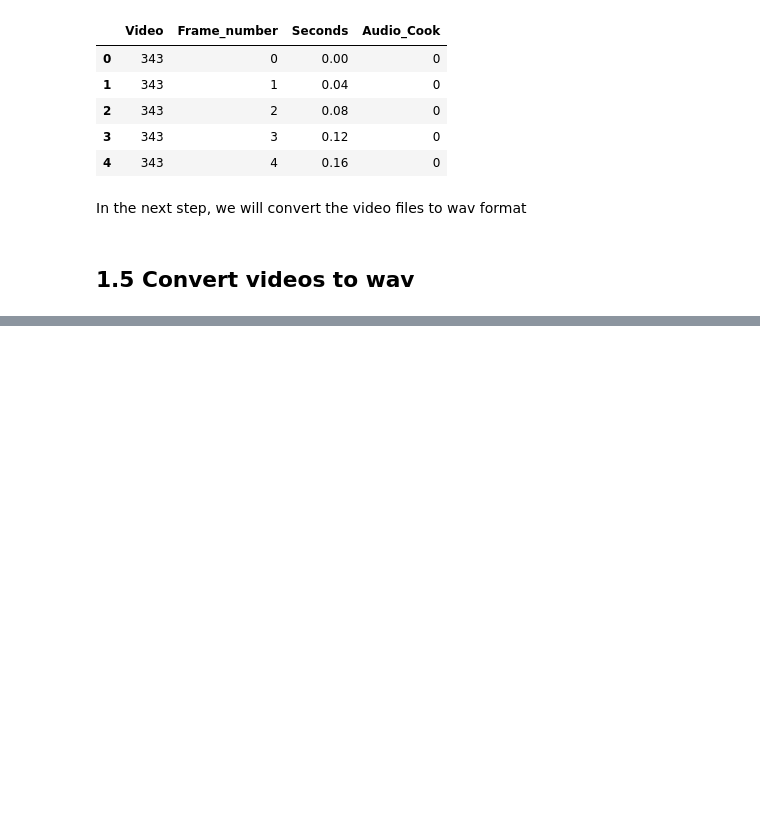
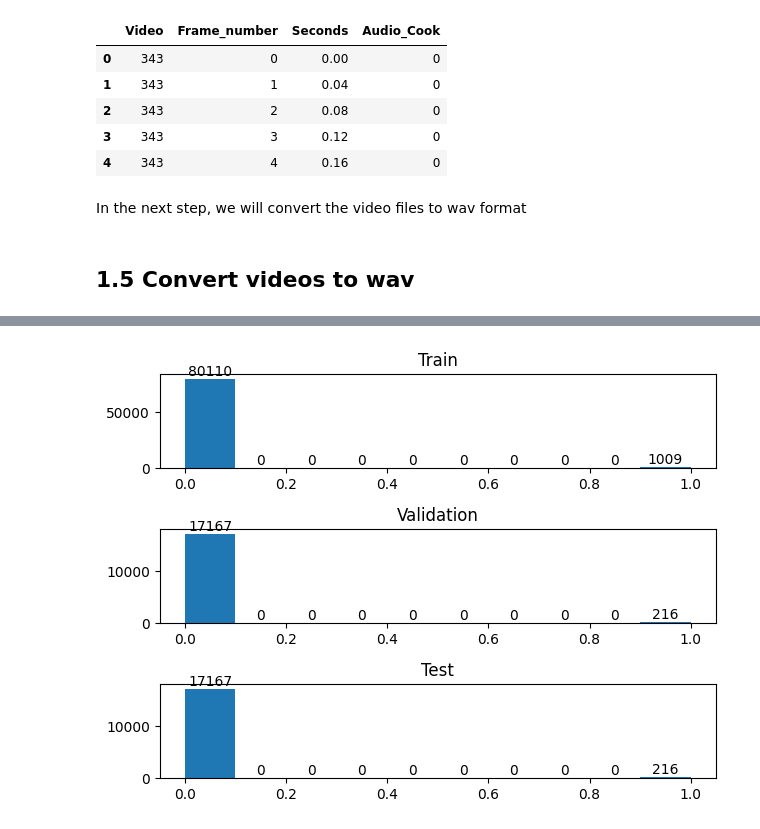
Before and after one commit to mjhof/similarity-modeling, a Jupyter notebook: notebooks/audio-based-deep-learning.ipynb, the cells around one changed output, grey strips where cells are left out. Drawn from its saved outputs; the diff is of its cells as text; code cells hidden in the pictures; blank space fills up the shorter version.

```diff
--- a/notebooks/audio-based-deep-learning.ipynb
+++ b/notebooks/audio-based-deep-learning.ipynb
@@ -290,0 +297,23 @@ https://github.com/DTaoo/VGGish
+# %%
+train, _val_test = train_test_split(
+    df_gt, test_size=0.3, stratify=df_gt["Audio_Cook"], random_state=RANDOM_STATE
+)
+
+val, test = train_test_split(
+    _val_test, test_size=0.5, stratify=_val_test["Audio_Cook"], random_state=RANDOM_STATE
+)
+
+fig, axs = plt.subplots(3)
+_, _, bars_train = axs[0].hist(train["Audio_Cook"])
+axs[0].bar_label(bars_train)
+axs[0].set_title("Train")
+_, _, bars_val = axs[1].hist(val["Audio_Cook"])
+axs[1].bar_label(bars_val)
+axs[1].set_title("Validation")
+_, _, bars_test = axs[2].hist(test["Audio_Cook"])
+axs[2].bar_label(bars_test)
+axs[2].set_title("Test")
+plt.tight_layout()
+plt.show()
+# %% [output]
+[figure, added]
```
Also changed, not shown: parts of 37 cells of this notebook, 5 other files.
